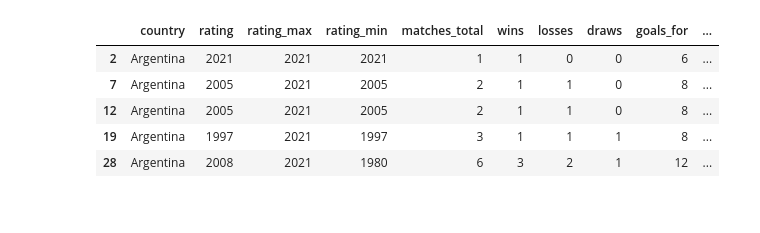
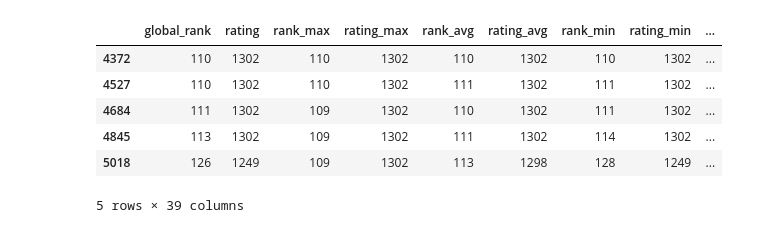
Before and after one commit to rafabandoni/world-cup-2026-predict, a Jupyter notebook: notebooks/model.ipynb, the cells around one changed output. Drawn from its saved outputs; the diff is of its cells as text; code cells hidden in the pictures.

```diff
--- a/notebooks/model.ipynb
+++ b/notebooks/model.ipynb
@@ -7,10 +3,13 @@ elo_featured.parquet  sample_data
+# %%
+DATA = '../data/'
 # %%
-elo_featured = pd.read_parquet('elo_featured.parquet')
+elo_featured = pd.read_parquet(DATA+'elo_featured.parquet')
 display(elo_featured.head())
 # %% [output]
-|  | country | rating | rating_max | rating_min | matches_total | wins | losses | draws | goals_for | ... |
-| 2 | Argentina | 2021 | 2021 | 2021 | 1 | 1 | 0 | 0 | 6 | ... |
-| 7 | Argentina | 2005 | 2021 | 2005 | 2 | 1 | 1 | 0 | 8 | ... |
-| 12 | Argentina | 2005 | 2021 | 2005 | 2 | 1 | 1 | 0 | 8 | ... |
-| 19 | Argentina | 1997 | 2021 | 1997 | 3 | 1 | 1 | 1 | 8 | ... |
-| 28 | Argentina | 2008 | 2021 | 1980 | 6 | 3 | 2 | 1 | 12 | ... |
+|  | global_rank | rating | rank_max | rating_max | rank_avg | rating_avg | rank_min | rating_min | ... |
+| 4372 | 110 | 1302 | 110 | 1302 | 110 | 1302 | 110 | 1302 | ... |
+| 4527 | 110 | 1302 | 110 | 1302 | 111 | 1302 | 111 | 1302 | ... |
+| 4684 | 111 | 1302 | 109 | 1302 | 110 | 1302 | 111 | 1302 | ... |
+| 4845 | 113 | 1302 | 109 | 1302 | 111 | 1302 | 114 | 1302 | ... |
+| 5018 | 126 | 1249 | 109 | 1302 | 113 | 1298 | 128 | 1249 | ... |
+5 rows × 39 columns
```
Also changed, not shown: parts of 5 cells of this notebook, 4 other files.
